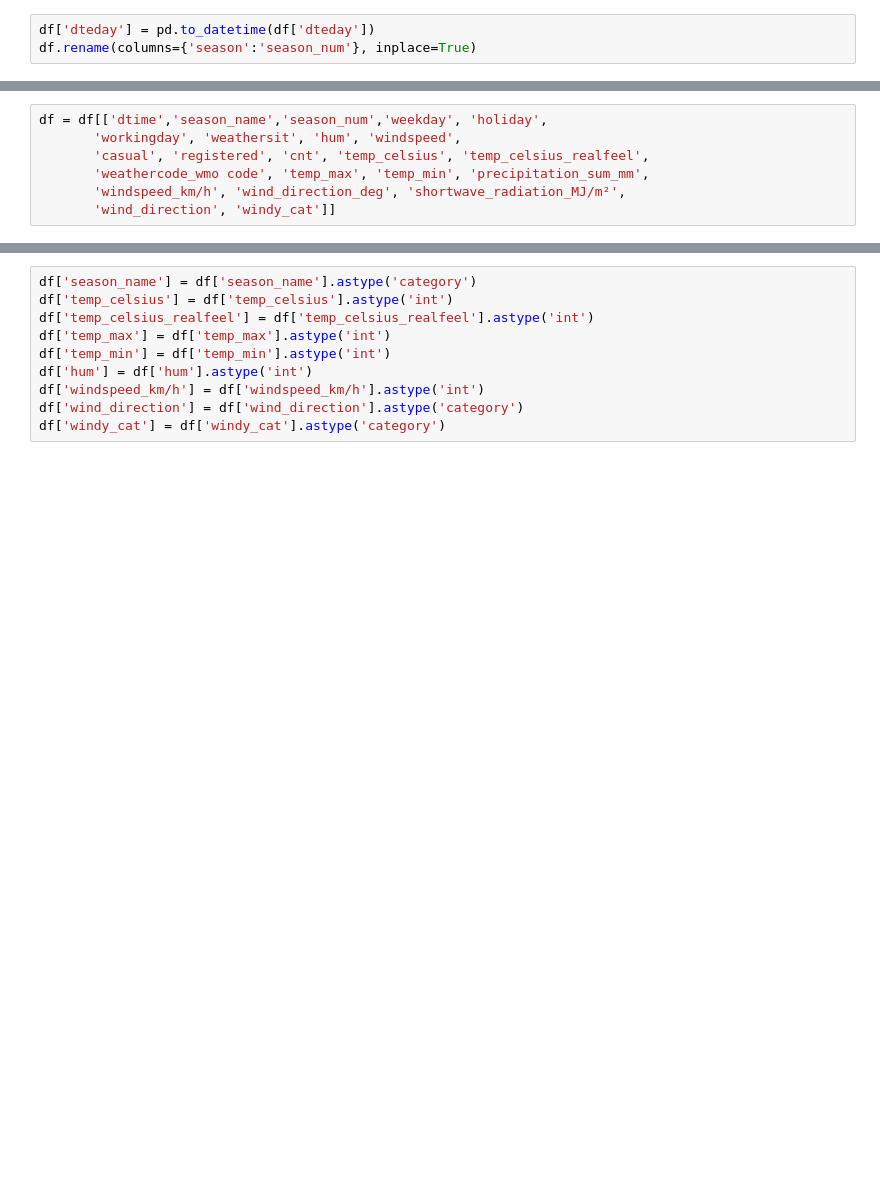
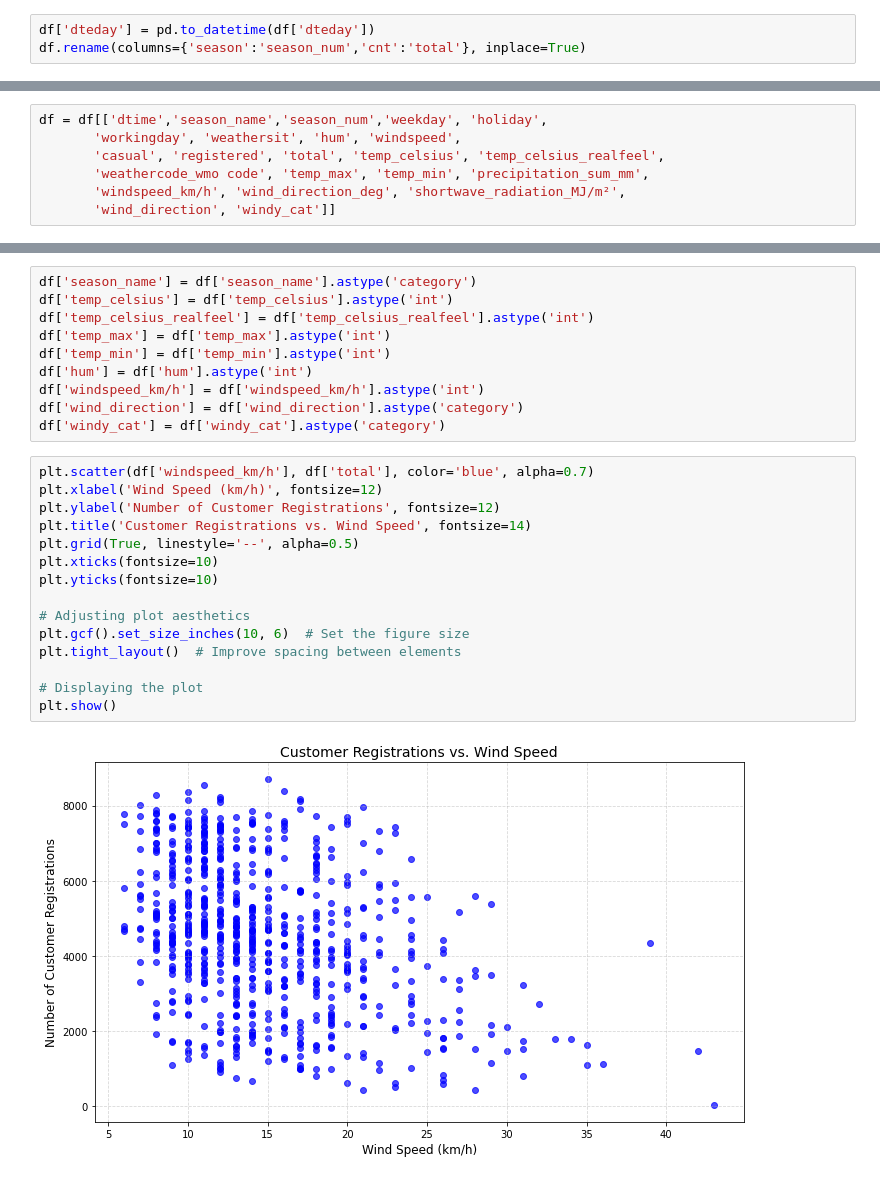
Before and after one commit to Maxremmo/Bike-Sharing-ML, a Jupyter notebook: bike_eda_daily.ipynb, the cells around one changed output, grey strips where cells are left out. Saved outputs shown, nothing was run; the diff lists cells and outputs as text; blank space fills up the shorter version.

Commit message:
added holiday user plots and vs wind category

```diff
--- a/bike_eda_daily.ipynb
+++ b/bike_eda_daily.ipynb
@@ -25,7 +27,7 @@ df['windspeed'] = df['windspeed'] * 67
 df.drop(['temp','atemp'], axis=1, inplace=True)
 # %%
 df['dteday'] = pd.to_datetime(df['dteday'])
-df.rename(columns={'season':'season_num'}, inplace=True)
+df.rename(columns={'season':'season_num','cnt':'total'}, inplace=True)
 # %%
 df['season_name'] = df['season_num'].apply(lambda x: 'Winter' if x == 1 else 'Spring' if x == 2 else 'Summer' if x == 3 else 'Fall')
 # %%
@@ -184,7 +186,7 @@ df.head()
 # %%
 df = df[['dtime','season_name','season_num','weekday', 'holiday',
        'workingday', 'weathersit', 'hum', 'windspeed',
-       'casual', 'registered', 'cnt', 'temp_celsius', 'temp_celsius_realfeel',
+       'casual', 'registered', 'total', 'temp_celsius', 'temp_celsius_realfeel',
        'weathercode_wmo code', 'temp_max', 'temp_min', 'precipitation_sum_mm',
        'windspeed_km/h', 'wind_direction_deg', 'shortwave_radiation_MJ/m²',
        'wind_direction', 'windy_cat']]
@@ -208,3 +210,20 @@ df['hum'] = df['hum'].astype('int')
 df['windspeed_km/h'] = df['windspeed_km/h'].astype('int')
 df['wind_direction'] = df['wind_direction'].astype('category')
 df['windy_cat'] = df['windy_cat'].astype('category')
+# %%
+plt.scatter(df['windspeed_km/h'], df['total'], color='blue', alpha=0.7)
+plt.xlabel('Wind Speed (km/h)', fontsize=12)
+plt.ylabel('Number of Customer Registrations', fontsize=12)
+plt.title('Customer Registrations vs. Wind Speed', fontsize=14)
+plt.grid(True, linestyle='--', alpha=0.5)
+plt.xticks(fontsize=10)
+plt.yticks(fontsize=10)
+
+# Adjusting plot aesthetics
+plt.gcf().set_size_inches(10, 6)  # Set the figure size
+plt.tight_layout()  # Improve spacing between elements
+
+# Displaying the plot
+plt.show()
+# %% [output]
+[figure, added]
```
Also changed, not shown: parts of 21 cells of this notebook.
